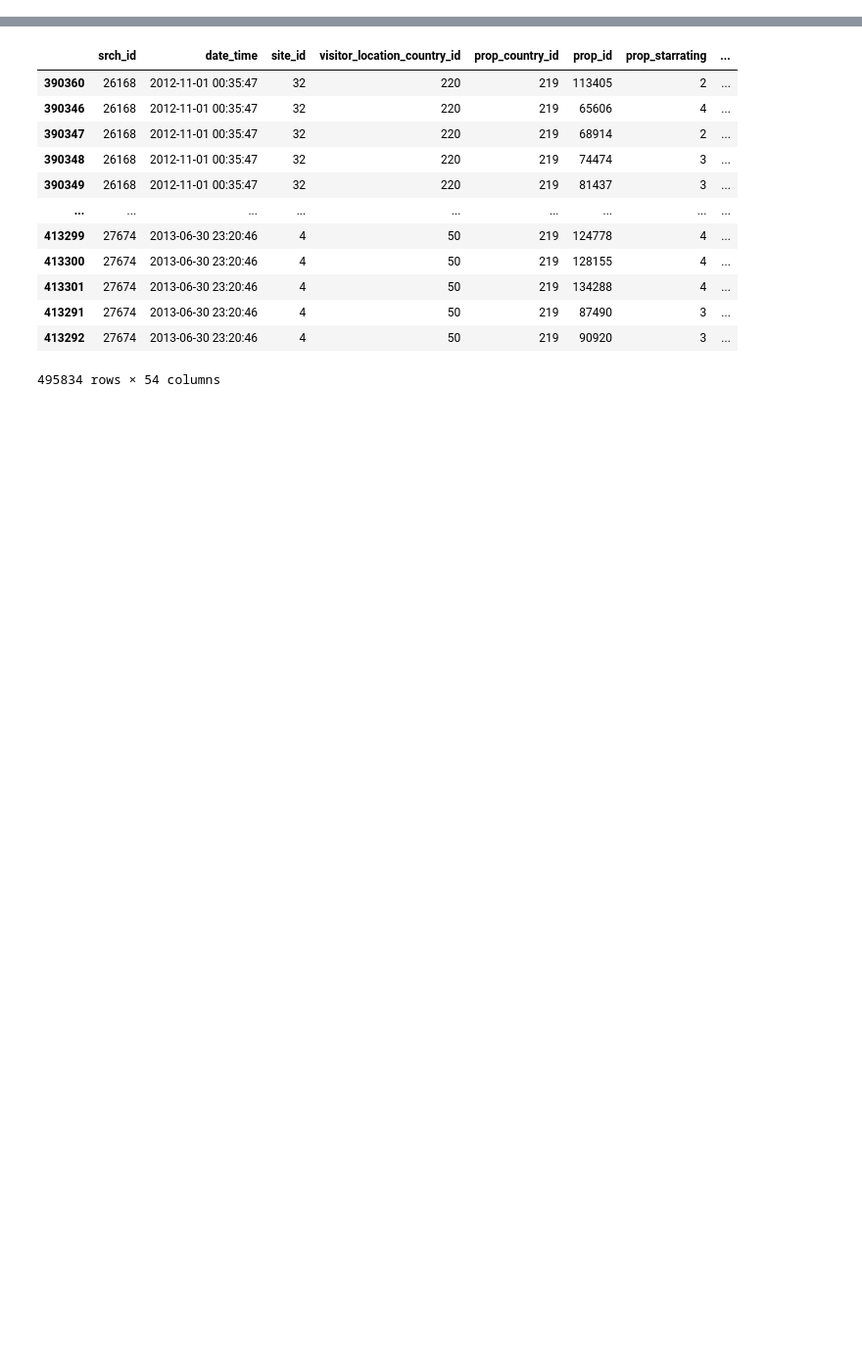
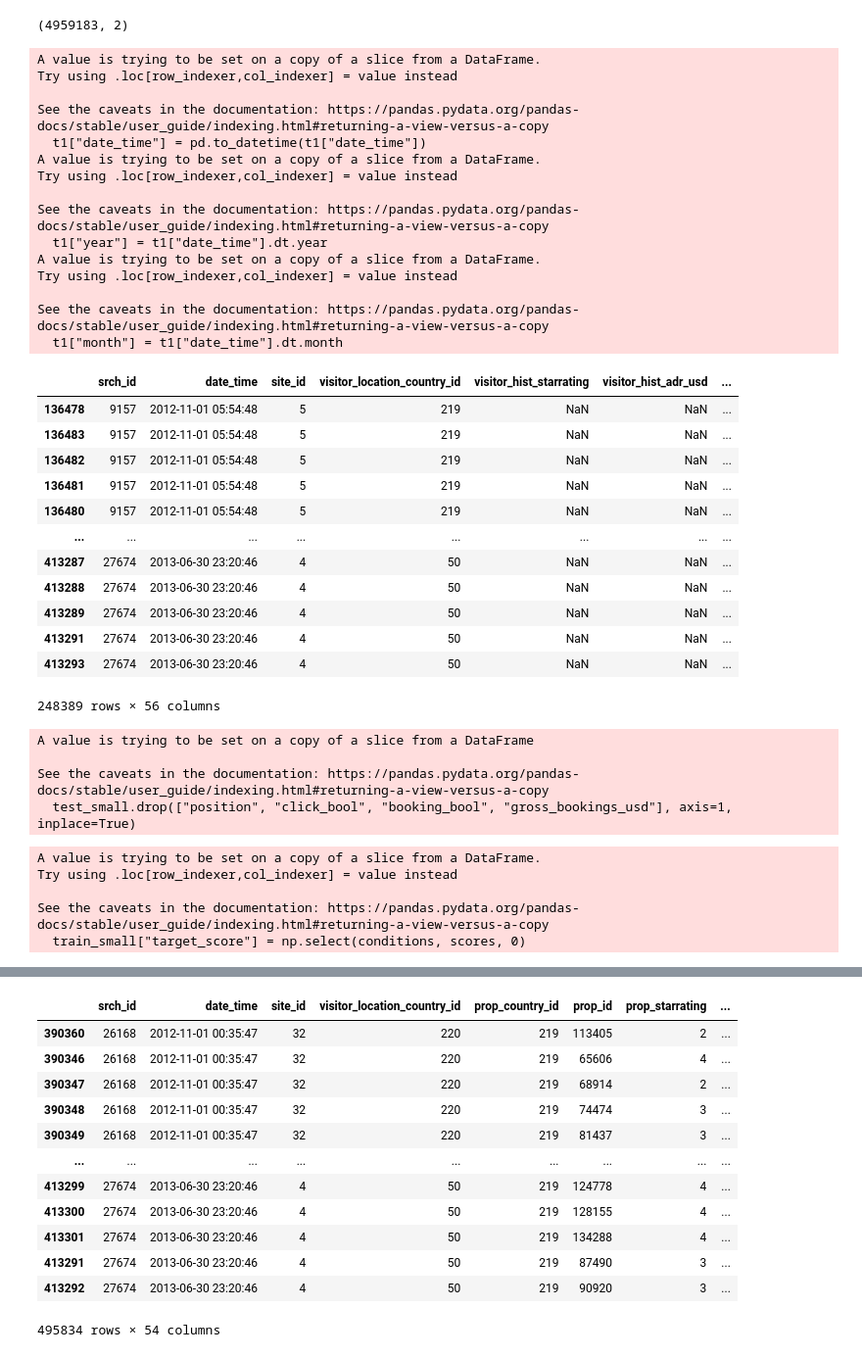
Before and after one commit to IOuadah/DMT_2, a Jupyter notebook: tfrs_FOUT.ipynb, the cells around one changed output, grey strips where cells are left out. Shown at 98% size. Drawn from its saved outputs; the diff is of its cells as text; code cells hidden in the pictures; blank space fills up the shorter version.

```diff
--- a/tfrs_FOUT.ipynb
+++ b/tfrs_FOUT.ipynb
@@ -7,0 +12,53 @@ client = cluster.get_client()
+# %%
+import pandas as pd
+# t = pd.read_csv("data/test_set_VU_DM.csv")
+# t = pd.read_csv("data/training_set_VU_DM.csv")
+s = pd.read_csv("output/submission.csv")
+s.shape
+# %% [output]
+(4959183, 2)
+# %%
+
+import random
+
+unique_id = sorted(t.srch_id.unique())
+
+sample_size = int(len(t) * 0.1)
+sample_size = min(sample_size, len(unique_id))
+
+rndm_srch_ids = random.sample(unique_id, 10000)
+t1 = t[t.srch_id.isin(rndm_srch_ids)]
+# %%
+t1["date_time"] = pd.to_datetime(t1["date_time"])
+t1["year"] = t1["date_time"].dt.year
+t1["month"] = t1["date_time"].dt.month
+t1.sort_values("date_time")
+# %% [output]
+A value is trying to be set on a copy of a slice from a DataFrame.
+Try using .loc[row_indexer,col_indexer] = value instead
+
+See the caveats in the documentation: https://pandas.pydata.org/pandas-docs/stable/user_guide/indexing.html#returning-a-view-versus-a-copy
+  t1["date_time"] = pd.to_datetime(t1["date_time"])
+A value is trying to be set on a copy of a slice from a DataFrame.
+Try using .loc[row_indexer,col_indexer] = value instead
+
+See the caveats in the documentation: https://pandas.pydata.org/pandas-docs/stable/user_guide/indexing.html#returning-a-view-versus-a-copy
+  t1["year"] = t1["date_time"].dt.year
+A value is trying to be set on a copy of a slice from a DataFrame.
+Try using .loc[row_indexer,col_indexer] = value instead
+
+See the caveats in the documentation: https://pandas.pydata.org/pandas-docs/stable/user_guide/indexing.html#returning-a-view-versus-a-copy
+  t1["month"] = t1["date_time"].dt.month
+|  | srch_id | date_time | site_id | visitor_location_country_id | visitor_hist_starrating | visitor_hist_adr_usd | ... |
+| 136478 | 9157 | 2012-11-01 05:54:48 | 5 | 219 | NaN | NaN | ... |
+| 136483 | 9157 | 2012-11-01 05:54:48 | 5 | 219 | NaN | NaN | ... |
+| 136482 | 9157 | 2012-11-01 05:54:48 | 5 | 219 | NaN | NaN | ... |
+| 136481 | 9157 | 2012-11-01 05:54:48 | 5 | 219 | NaN | NaN | ... |
+| 136480 | 9157 | 2012-11-01 05:54:48 | 5 | 219 | NaN | NaN | ... |
+| ... | ... | ... | ... | ... | ... | ... | ... |
+| 413287 | 27674 | 2013-06-30 23:20:46 | 4 | 50 | NaN | NaN | ... |
+| 413288 | 27674 | 2013-06-30 23:20:46 | 4 | 50 | NaN | NaN | ... |
+| 413289 | 27674 | 2013-06-30 23:20:46 | 4 | 50 | NaN | NaN | ... |
+| 413291 | 27674 | 2013-06-30 23:20:46 | 4 | 50 | NaN | NaN | ... |
+| 413293 | 27674 | 2013-06-30 23:20:46 | 4 | 50 | NaN | NaN | ... |
+248389 rows × 56 columns
@@ -7,0 +68,7 @@ client = cluster.get_client()
+# %%
+test_small.drop(["position", "click_bool", "booking_bool", "gross_bookings_usd"], axis=1, inplace=True)
+# %% [output]
+A value is trying to be set on a copy of a slice from a DataFrame
+
+See the caveats in the documentation: https://pandas.pydata.org/pandas-docs/stable/user_guide/indexing.html#returning-a-view-versus-a-copy
+  test_small.drop(["position", "click_bool", "booking_bool", "gross_bookings_usd"], axis=1, inplace=True)
@@ -7,0 +78,11 @@ client = cluster.get_client()
+# %%
+import numpy as np
+conditions = [train_small["booking_bool"] == 1, train_small["click_bool"] == 1]
+scores = [5, 2]
+train_small["target_score"] = np.select(conditions, scores, 0)
+# %% [output]
+A value is trying to be set on a copy of a slice from a DataFrame.
+Try using .loc[row_indexer,col_indexer] = value instead
+
+See the caveats in the documentation: https://pandas.pydata.org/pandas-docs/stable/user_guide/indexing.html#returning-a-view-versus-a-copy
+  train_small["target_score"] = np.select(conditions, scores, 0)
```
Also changed, not shown: parts of 12 cells of this notebook.
